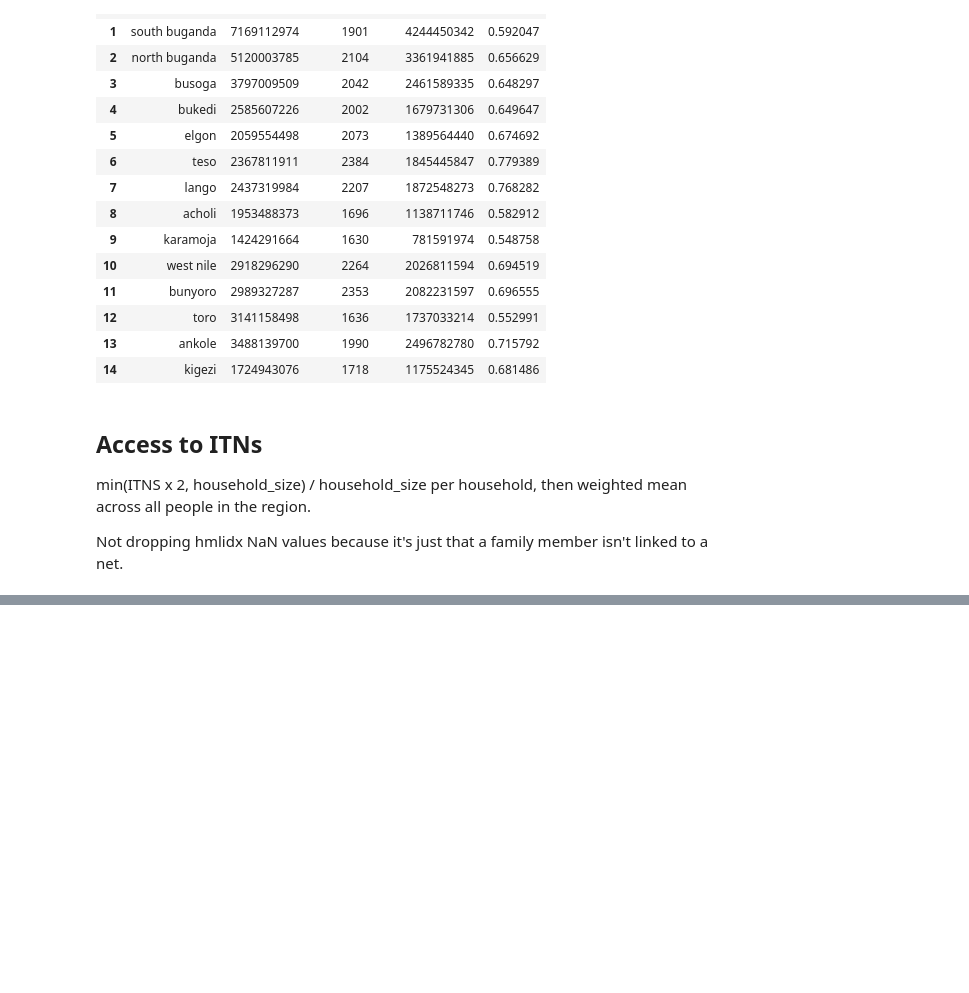
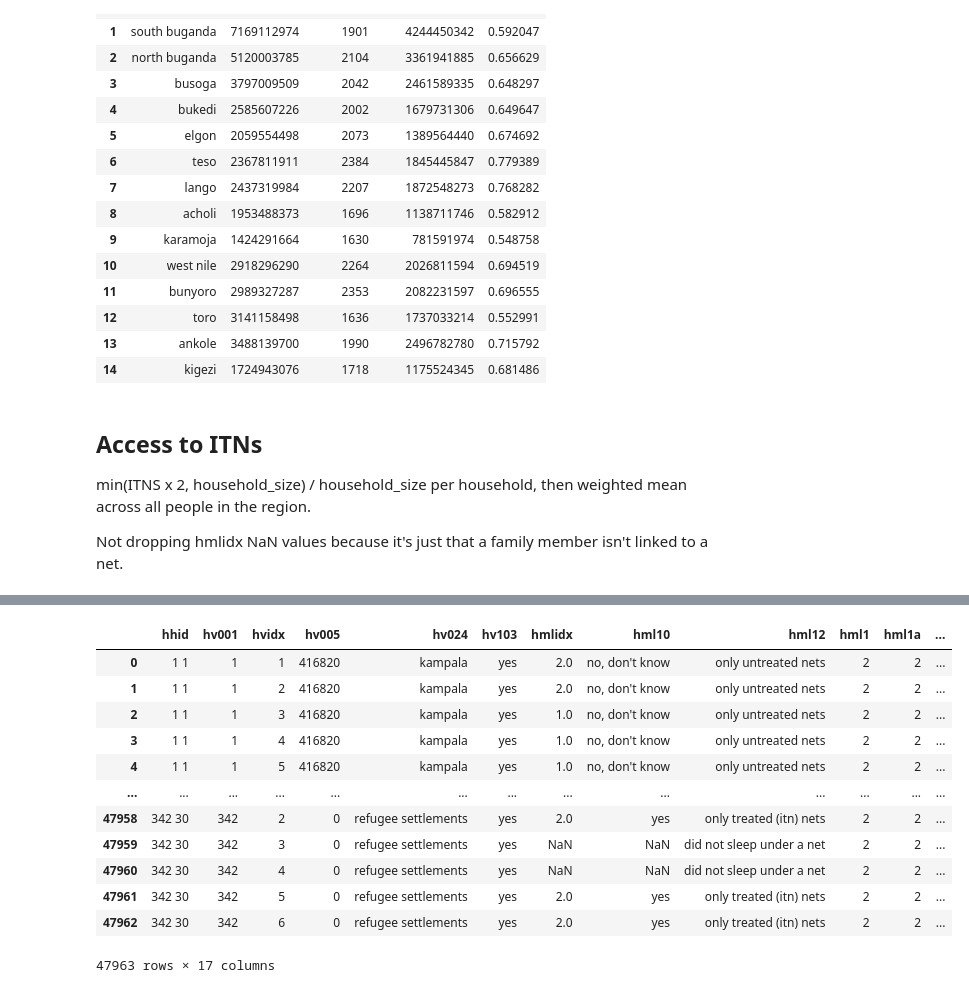
Before and after one commit to betsynaymon/mis-uganda-202425, a Jupyter notebook: python/01_data_cleaning.ipynb, the cells around one changed output, grey strips where cells are left out. Saved outputs shown, nothing was run; the diff lists cells and outputs as text; code cells hidden in the pictures; blank space fills up the shorter version.

```diff
--- a/python/01_data_cleaning.ipynb
+++ b/python/01_data_cleaning.ipynb
@@ -175,0 +167,30 @@ hmr_df
+# %%
+# ITN capacity
+hmr_df['itn_capacity'] = hmr_df['itn_count'] * 2
+
+# Household size
+hh_df = hmr_df[['hhid', 'hvidx']]
+size = hh_df.groupby('hhid')['hvidx'].nunique().reset_index()
+size.columns = ['hhid', 'hh_size']
+
+# Merge
+hmr_df = hmr_df.merge(size, how='left', on='hhid')
+# %%
+# Compute ratio
+hmr_df['access_ratio'] = np.minimum(hmr_df['itn_capacity'], hmr_df['hh_size']) / hmr_df['hh_size']
+
+hmr_df
+# %% [output]
+|  | hhid | hv001 | hvidx | hv005 | hv024 | hv103 | hmlidx | hml10 | hml12 | hml1 | hml1a | ... |
+| 0 | 1 1 | 1 | 1 | 416820 | kampala | yes | 2.0 | no, don't know | only untreated nets | 2 | 2 | ... |
+| 1 | 1 1 | 1 | 2 | 416820 | kampala | yes | 2.0 | no, don't know | only untreated nets | 2 | 2 | ... |
+| 2 | 1 1 | 1 | 3 | 416820 | kampala | yes | 1.0 | no, don't know | only untreated nets | 2 | 2 | ... |
+| 3 | 1 1 | 1 | 4 | 416820 | kampala | yes | 1.0 | no, don't know | only untreated nets | 2 | 2 | ... |
+| 4 | 1 1 | 1 | 5 | 416820 | kampala | yes | 1.0 | no, don't know | only untreated nets | 2 | 2 | ... |
+| ... | ... | ... | ... | ... | ... | ... | ... | ... | ... | ... | ... | ... |
+| 47958 | 342 30 | 342 | 2 | 0 | refugee settlements | yes | 2.0 | yes | only treated (itn) nets | 2 | 2 | ... |
+| 47959 | 342 30 | 342 | 3 | 0 | refugee settlements | yes | NaN | NaN | did not sleep under a net | 2 | 2 | ... |
+| 47960 | 342 30 | 342 | 4 | 0 | refugee settlements | yes | NaN | NaN | did not sleep under a net | 2 | 2 | ... |
+| 47961 | 342 30 | 342 | 5 | 0 | refugee settlements | yes | 2.0 | yes | only treated (itn) nets | 2 | 2 | ... |
+| 47962 | 342 30 | 342 | 6 | 0 | refugee settlements | yes | 2.0 | yes | only treated (itn) nets | 2 | 2 | ... |
+47963 rows × 17 columns
```
Also changed, not shown: parts of 12 cells of this notebook, 1 other file.
